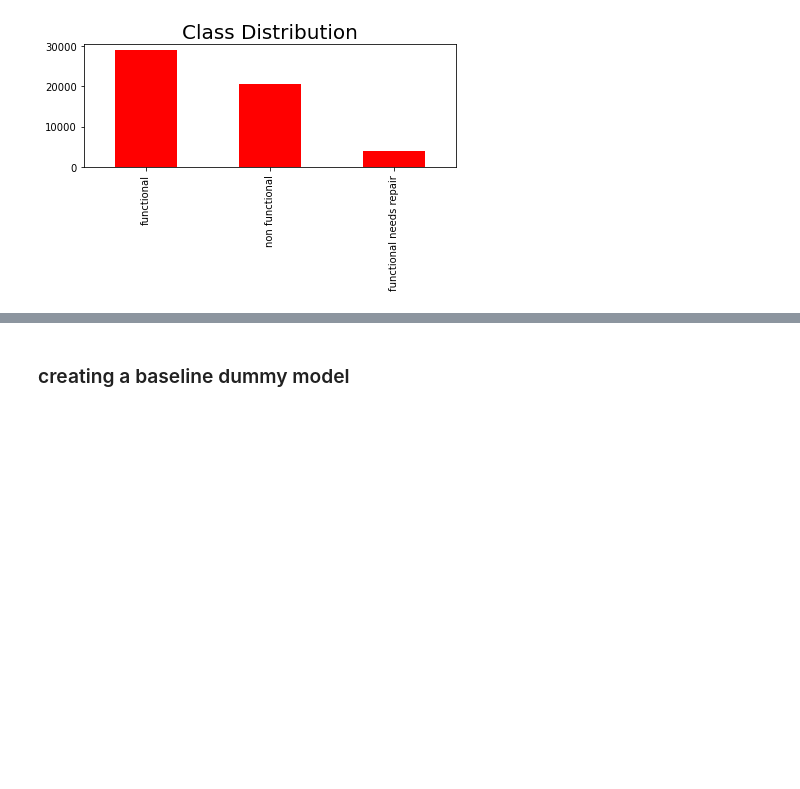
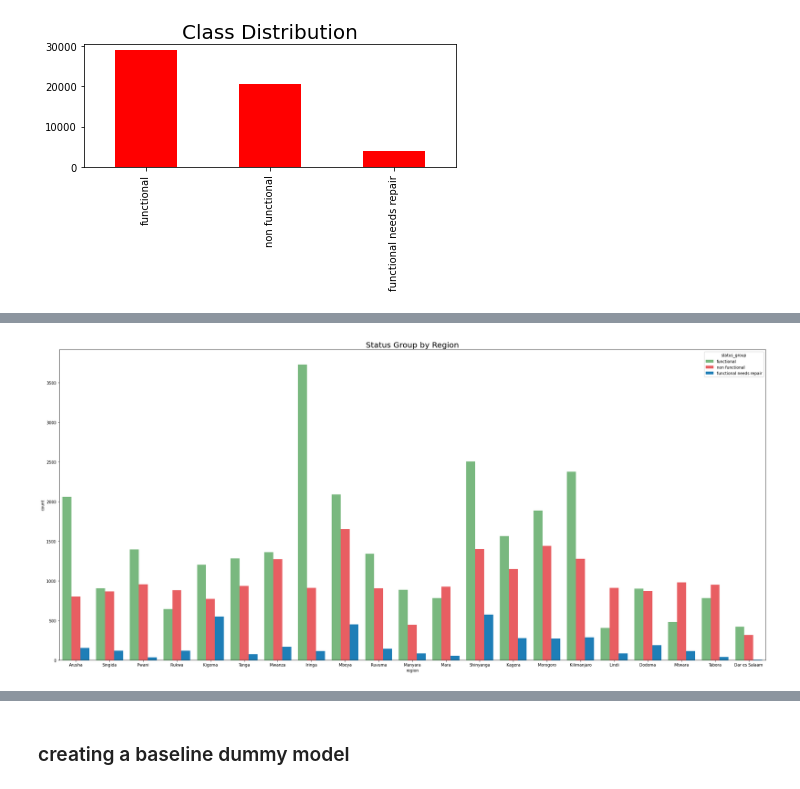
Before and after one commit to fivearm/Phase_3_Project, a Jupyter notebook: 1_data_prep.ipynb, the cells around one changed output, grey strips where cells are left out. Saved outputs shown, nothing was run; the diff lists cells and outputs as text; code cells hidden in the pictures; blank space fills up the shorter version.

```diff
--- a/1_data_prep.ipynb
+++ b/1_data_prep.ipynb
@@ -149,3 +173,10 @@ plt.tight_layout()
+# %%
+plt.figure(figsize=(26,12))
+ax = sns.countplot(x='region', hue="status_group", palette=palette,data=df)
+plt.title('Status Group by Region', fontsize=20)
+plt.tight_layout()
+# %% [output]
+[figure, added]
 # %%
 cols = df.select_dtypes('int64', 'float64').columns
 fig, axes = plt.subplots(ncols=3, nrows=2, figsize=(12, 6))
```
Also changed, not shown: parts of 22 cells of this notebook, 10 other files.
